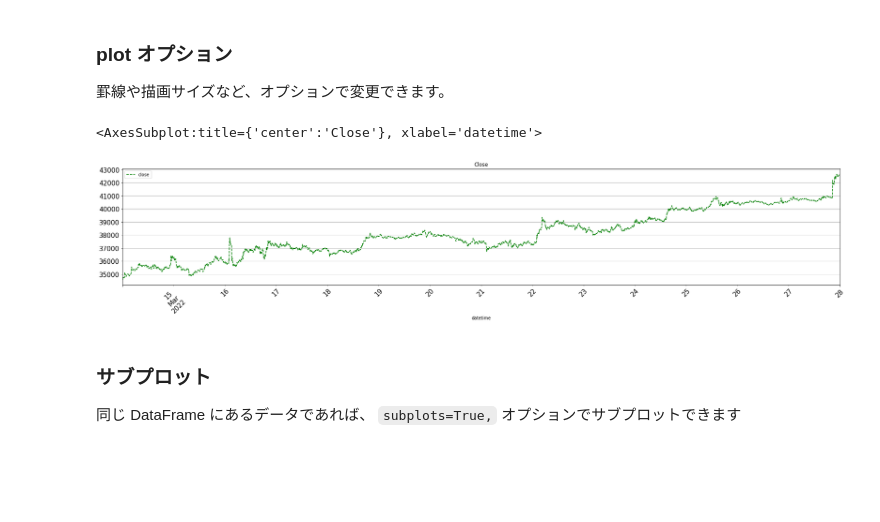
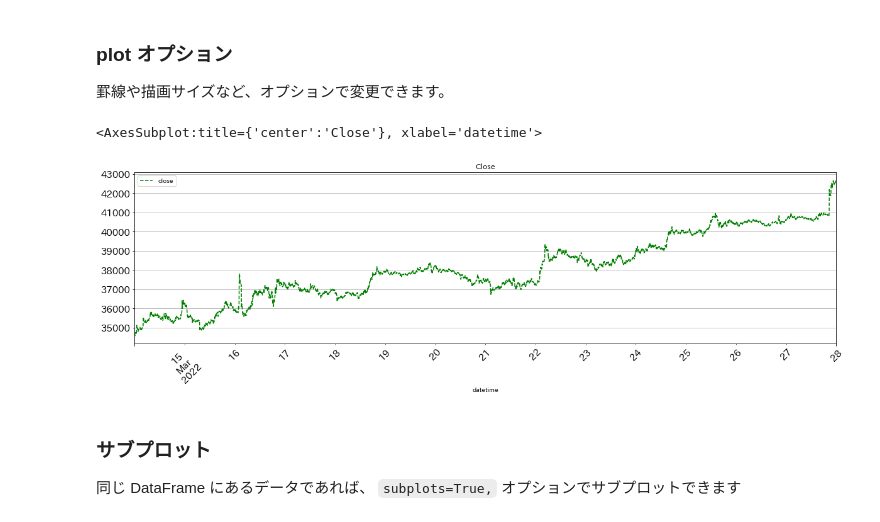
Before and after one commit to fin-py/botter4visualization, a Jupyter notebook: source/static_plots.ipynb, the cells around one changed output. Cells and saved outputs as stored; diff of their text form; code cells hidden in the pictures; blank space fills up the shorter version.

```diff
--- a/source/static_plots.ipynb
+++ b/source/static_plots.ipynb
@@ -94,16 +86,16 @@ df_ohlc_btc_eur["close"].plot()
 # %%
 df_ohlc_btc_eur["close"].plot(
     grid=True, # 罫線
-    figsize=(30,5),  # 描画サイズ。インチ（横、縦）
+    figsize=(20,5),  # 描画サイズ。インチ（横、縦）
     title="Close",  # グラフタイトル
     legend=True,  # 凡例
     rot=45,  # xtick の ローテーション
     fontsize=15, # 文字サイズ
     style={"close": "g--"}, # 色と線の種類,
     )
 # %% [output]
 <AxesSubplot:title={'center':'Close'}, xlabel='datetime'>
-[figure, old version]
+[figure, new version]
 # %% [markdown]
 ### サブプロット
 
```
Also changed, not shown: parts of 18 cells of this notebook.
